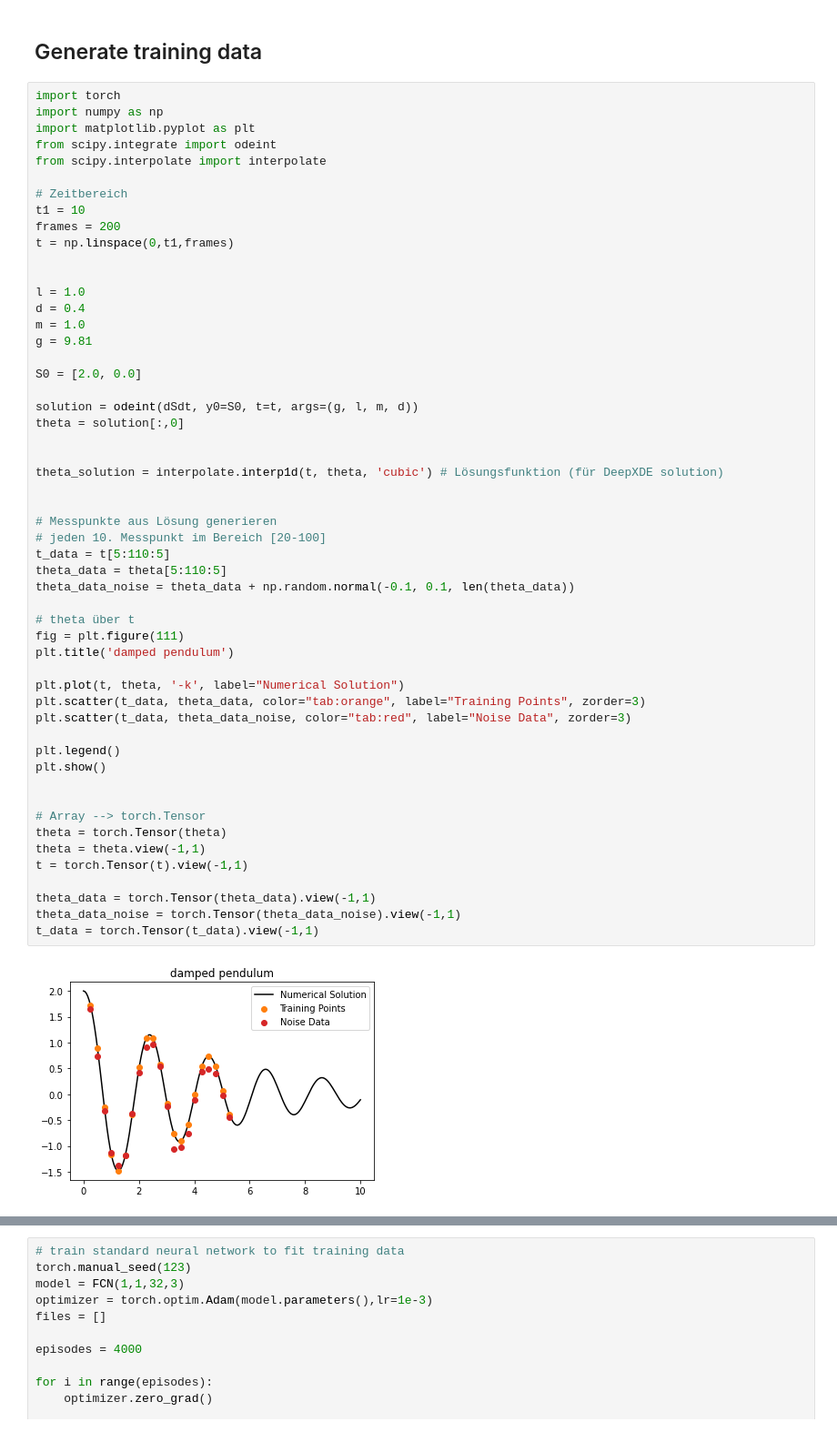
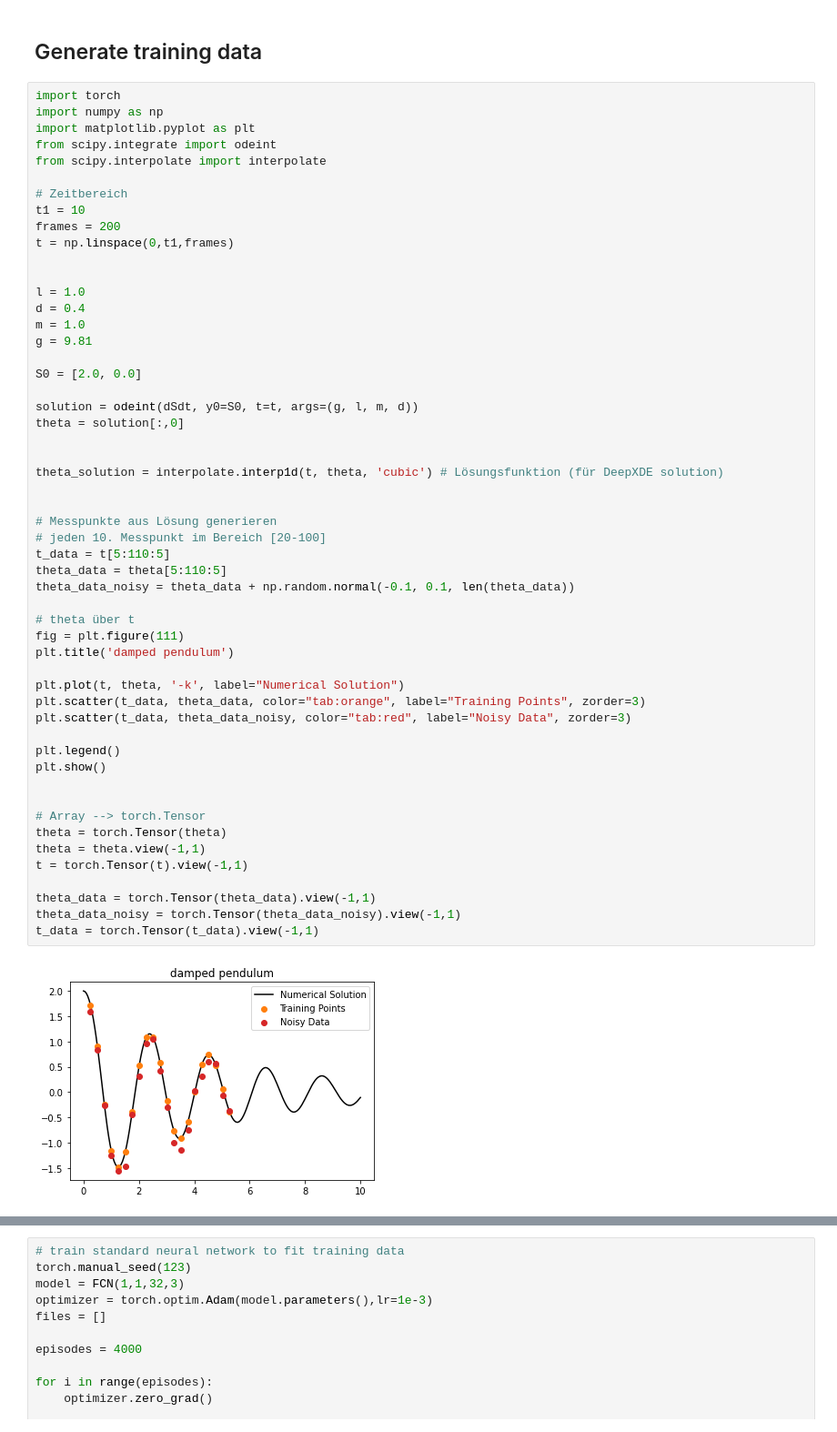
Before and after one commit to lennart2810/InvertedPendulumSDS, a Jupyter notebook: PINN/Pendulum/Pendulum PINN.ipynb, the cells around one changed output, grey strips where cells are left out. Shown at 91% size. Saved outputs shown, nothing was run; the diff lists cells and outputs as text.

```diff
--- a/PINN/Pendulum/Pendulum PINN.ipynb
+++ b/PINN/Pendulum/Pendulum PINN.ipynb
@@ -116,37 +116,37 @@ solution = odeint(dSdt, y0=S0, t=t, args=(g, l, m, d))
 theta = solution[:,0]
 
 
 theta_solution = interpolate.interp1d(t, theta, 'cubic') # Lösungsfunktion (für DeepXDE solution)
 
 
 # Messpunkte aus Lösung generieren
 # jeden 10. Messpunkt im Bereich [20-100]
 t_data = t[5:110:5]
 theta_data = theta[5:110:5]
-theta_data_noise = theta_data + np.random.normal(-0.1, 0.1, len(theta_data))
+theta_data_noisy = theta_data + np.random.normal(-0.1, 0.1, len(theta_data))
 
 # theta über t
 fig = plt.figure(111)
 plt.title('damped pendulum')
 
 plt.plot(t, theta, '-k', label="Numerical Solution")
 plt.scatter(t_data, theta_data, color="tab:orange", label="Training Points", zorder=3)
-plt.scatter(t_data, theta_data_noise, color="tab:red", label="Noise Data", zorder=3)
+plt.scatter(t_data, theta_data_noisy, color="tab:red", label="Noisy Data", zorder=3)
 
 plt.legend()
 plt.show()
 
 
 # Array --> torch.Tensor
 theta = torch.Tensor(theta)
 theta = theta.view(-1,1)
 t = torch.Tensor(t).view(-1,1)
 
 theta_data = torch.Tensor(theta_data).view(-1,1)
-theta_data_noise = torch.Tensor(theta_data_noise).view(-1,1)
+theta_data_noisy = torch.Tensor(theta_data_noisy).view(-1,1)
 t_data = torch.Tensor(t_data).view(-1,1)
 # %% [output]
-[figure, old version]
+[figure, new version]
 # %%
 import torch.nn as nn
 
```
Also changed, not shown: parts of 6 cells of this notebook, 2 other files.
